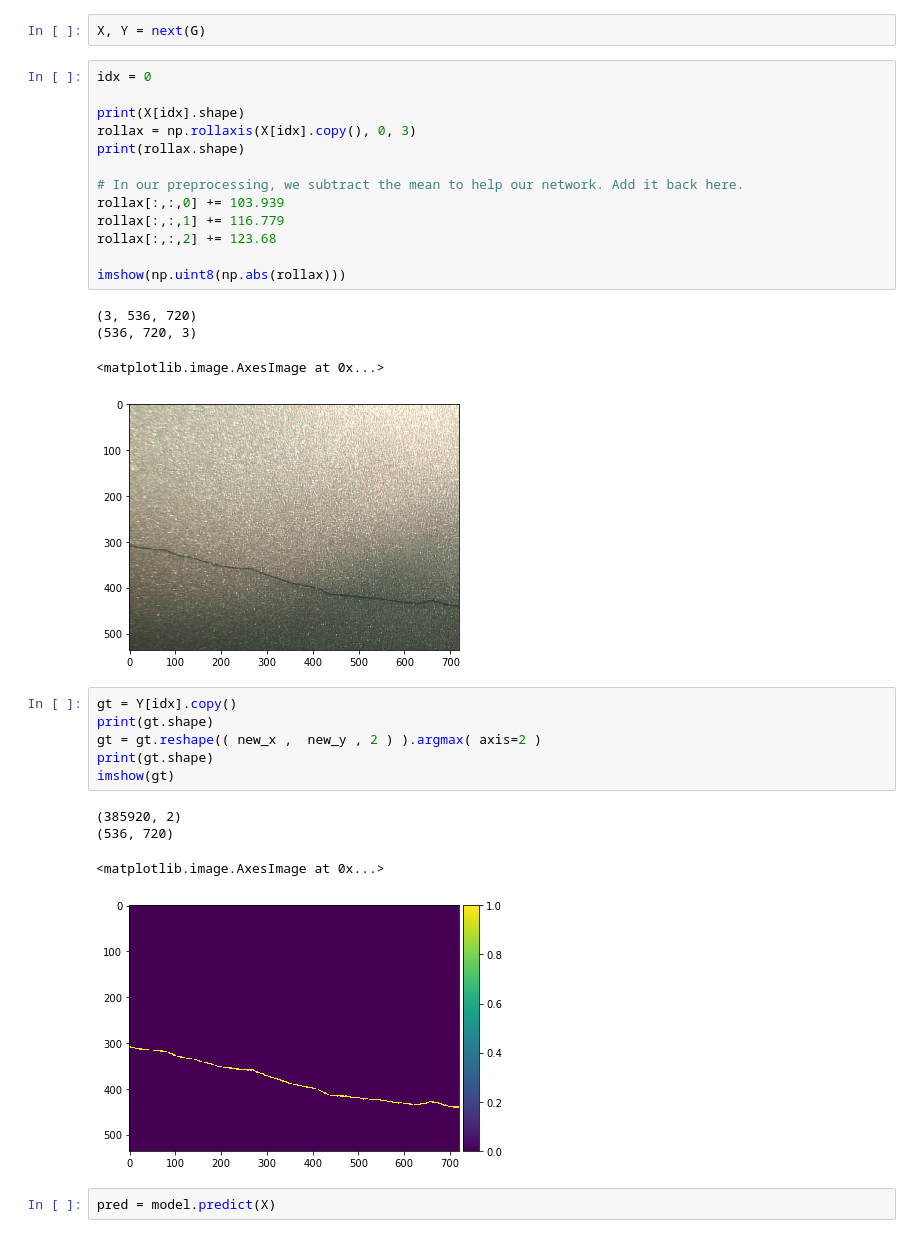
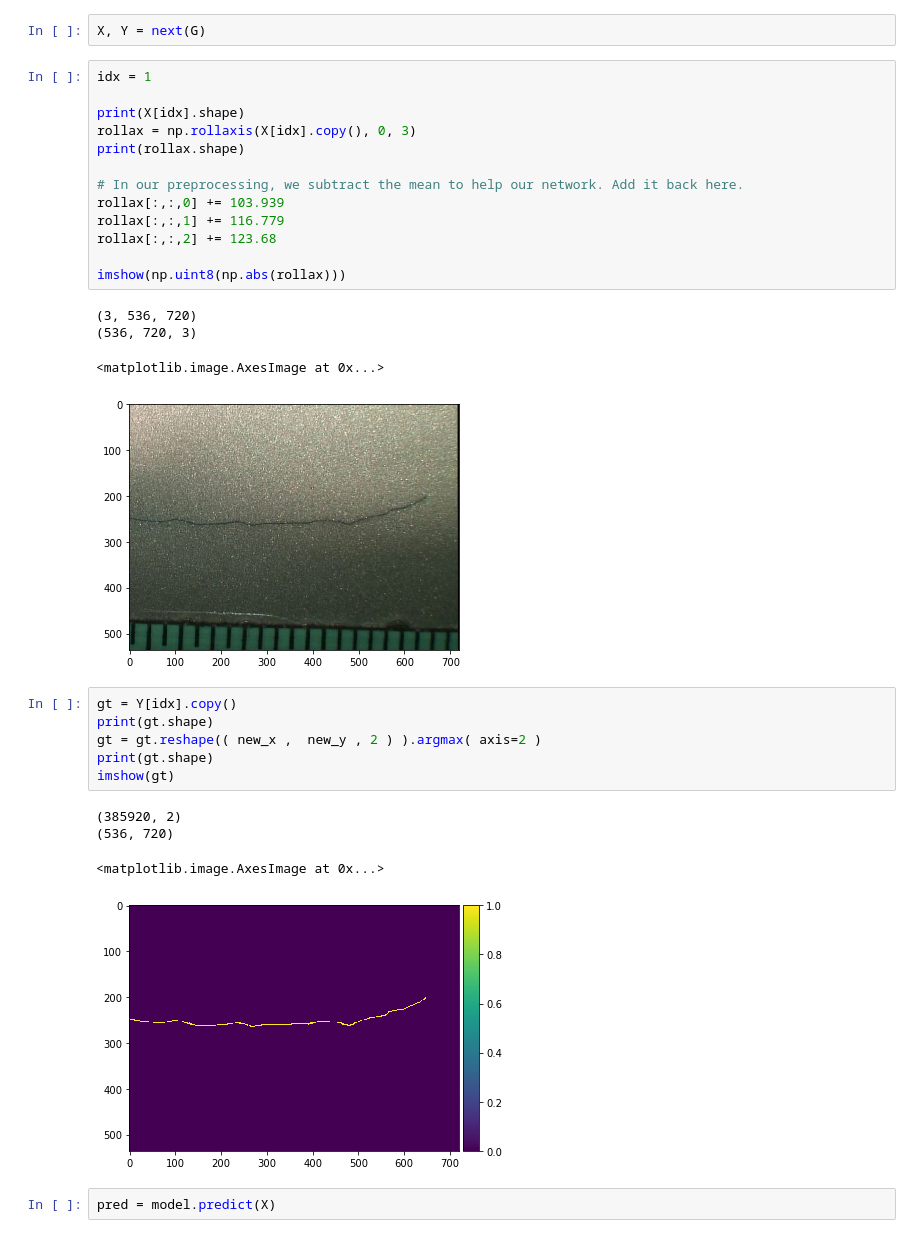
Before and after one commit to Chasesc/keras-demo, a Jupyter notebook: SegmentationDemo.ipynb, the cells around one changed output. Cells and saved outputs as stored; diff of their text form.

```diff
--- a/SegmentationDemo.ipynb
+++ b/SegmentationDemo.ipynb
@@ -195,23 +204,23 @@ Epoch 1/5
 # %%
 X, Y = next(G)
 # %%
-idx = 0
+idx = 1
 
 print(X[idx].shape)
 rollax = np.rollaxis(X[idx].copy(), 0, 3)
 print(rollax.shape)
 
 # In our preprocessing, we subtract the mean to help our network. Add it back here.
 rollax[:,:,0] += 103.939
 rollax[:,:,1] += 116.779
 rollax[:,:,2] += 123.68
 
 imshow(np.uint8(np.abs(rollax)))
 # %% [output]
 (3, 536, 720)
 (536, 720, 3)
 <matplotlib.image.AxesImage at 0x...>
-[figure, old version]
+[figure, new version]
 # %%
 gt = Y[idx].copy()
 print(gt.shape)
@@ -222,7 +231,7 @@ imshow(gt)
 (385920, 2)
 (536, 720)
 <matplotlib.image.AxesImage at 0x...>
-[figure, old version]
+[figure, new version]
 # %%
 pred = model.predict(X)
 # %%
```
Also changed, not shown: parts of 2 cells of this notebook.
